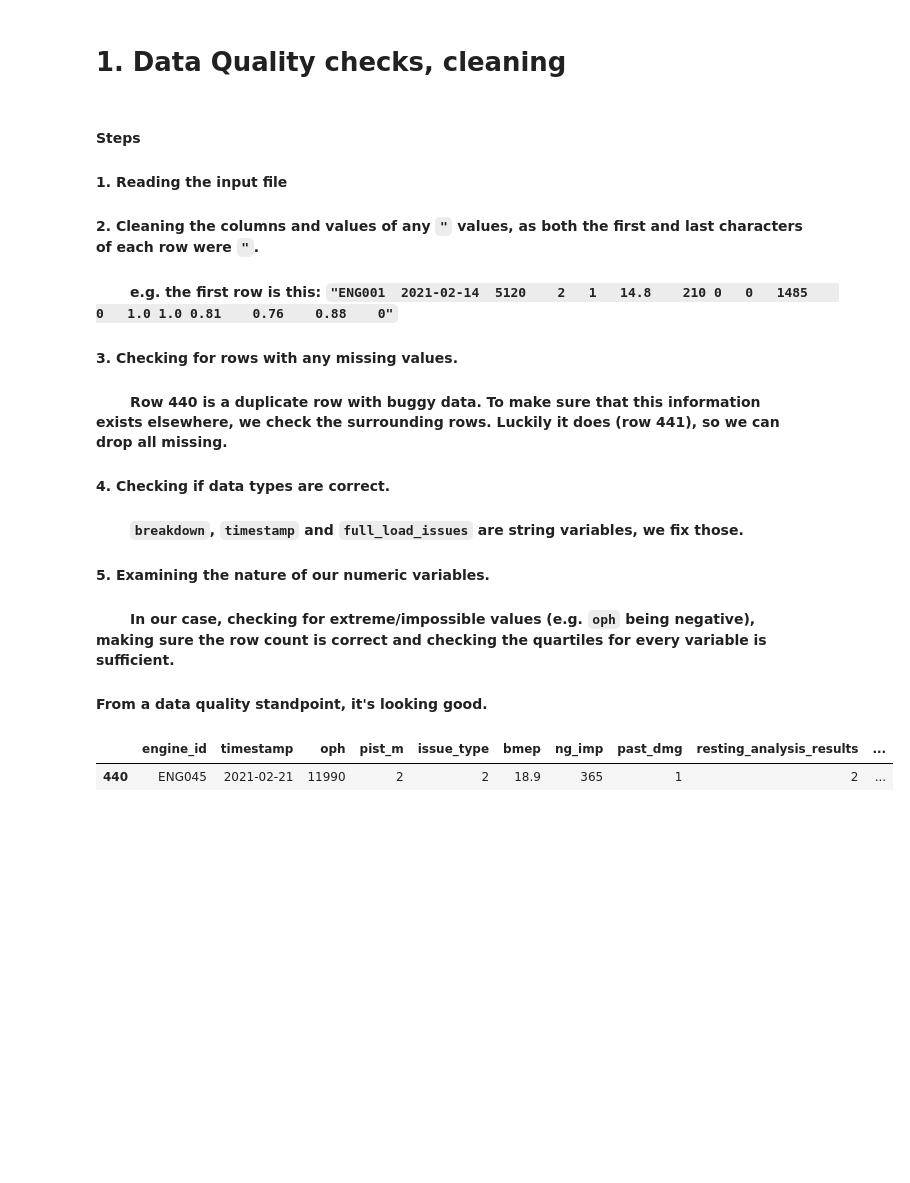
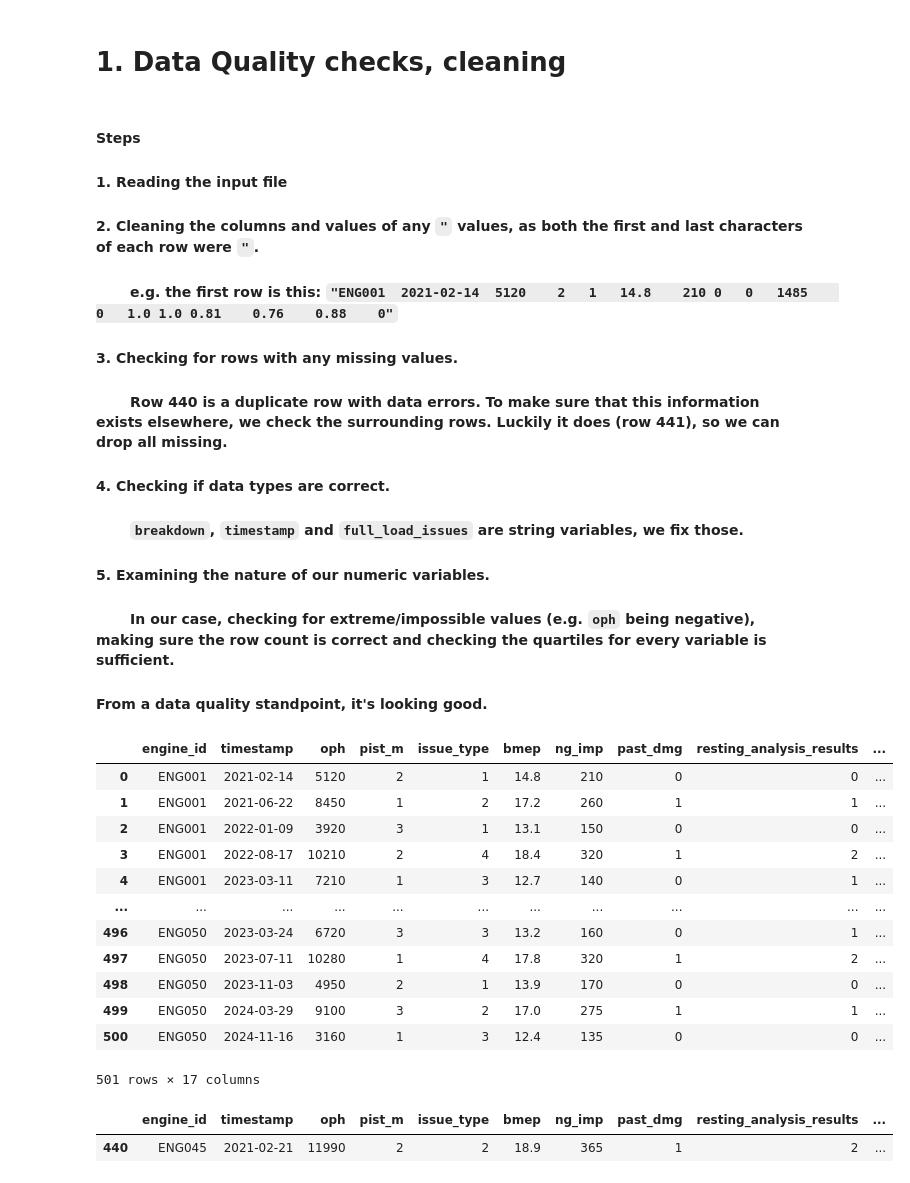
Before and after one commit to krenakxg/bi-case-study, a Jupyter notebook: analysis/01_DQ_EDA.ipynb, the cells around one changed output. Drawn from its saved outputs; the diff is of its cells as text; code cells hidden in the pictures; blank space fills up the shorter version.

Commit message:
modified:   analysis/01_DQ_EDA.ipynb 	modified:   reporting/dashboard/engine_ops.twbx 	new file:   reporting/presentation/Engine Breakdown Risk Assessment.pptx

```diff
--- a/analysis/01_DQ_EDA.ipynb
+++ b/analysis/01_DQ_EDA.ipynb
@@ -12,7 +12,7 @@ import matplotlib.pyplot as plt
 #### 2. Cleaning the columns and values of any `"` values, as both the first and last characters of each row were `"`.
 #### &nbsp;&nbsp;&nbsp;&nbsp;&nbsp;&nbsp; e.g. the first row is this: `"ENG001	2021-02-14	5120	2	1	14.8	210	0	0	1485	0	1.0	1.0	0.81	0.76	0.88	0"`
 #### 3. Checking for rows with any missing values.
-#### &nbsp;&nbsp;&nbsp;&nbsp;&nbsp;&nbsp; Row 440 is a duplicate row with buggy data. To make sure that this information exists elsewhere, we check the surrounding rows. Luckily it does (row 441), so we can drop all missing.
+#### &nbsp;&nbsp;&nbsp;&nbsp;&nbsp;&nbsp; Row 440 is a duplicate row with data errors. To make sure that this information exists elsewhere, we check the surrounding rows. Luckily it does (row 441), so we can drop all missing.
 #### 4. Checking if data types are correct.
 #### &nbsp;&nbsp;&nbsp;&nbsp;&nbsp;&nbsp; `breakdown`, `timestamp` and `full_load_issues` are string variables, we fix those.
 #### 5. Examining the nature of our numeric variables.
@@ -23,6 +23,22 @@ df = pd.read_csv(r'BI Fullstack case study dataset.csv', sep=',', quoting=csv.QU
 
 df.iloc[:, [0, -1]] = df.iloc[:, [0, -1]].apply(lambda x: x.astype(str).str.replace('"', ''))
 df.columns = df.columns.str.replace('"', '')
+# %%
+df
+# %% [output]
+|  | engine_id | timestamp | oph | pist_m | issue_type | bmep | ng_imp | past_dmg | resting_analysis_results | ... |
+| 0 | ENG001 | 2021-02-14 | 5120 | 2 | 1 | 14.8 | 210 | 0 | 0 | ... |
+| 1 | ENG001 | 2021-06-22 | 8450 | 1 | 2 | 17.2 | 260 | 1 | 1 | ... |
+| 2 | ENG001 | 2022-01-09 | 3920 | 3 | 1 | 13.1 | 150 | 0 | 0 | ... |
+| 3 | ENG001 | 2022-08-17 | 10210 | 2 | 4 | 18.4 | 320 | 1 | 2 | ... |
+| 4 | ENG001 | 2023-03-11 | 7210 | 1 | 3 | 12.7 | 140 | 0 | 1 | ... |
+| ... | ... | ... | ... | ... | ... | ... | ... | ... | ... | ... |
+| 496 | ENG050 | 2023-03-24 | 6720 | 3 | 3 | 13.2 | 160 | 0 | 1 | ... |
+| 497 | ENG050 | 2023-07-11 | 10280 | 1 | 4 | 17.8 | 320 | 1 | 2 | ... |
+| 498 | ENG050 | 2023-11-03 | 4950 | 2 | 1 | 13.9 | 170 | 0 | 0 | ... |
+| 499 | ENG050 | 2024-03-29 | 9100 | 3 | 2 | 17.0 | 275 | 1 | 1 | ... |
+| 500 | ENG050 | 2024-11-16 | 3160 | 1 | 3 | 12.4 | 135 | 0 | 0 | ... |
+501 rows × 17 columns
 # %%
 missing = df[df.isna().any(axis=1)]
 missing
```
Also changed, not shown: parts of 7 cells of this notebook, 2 other files.
